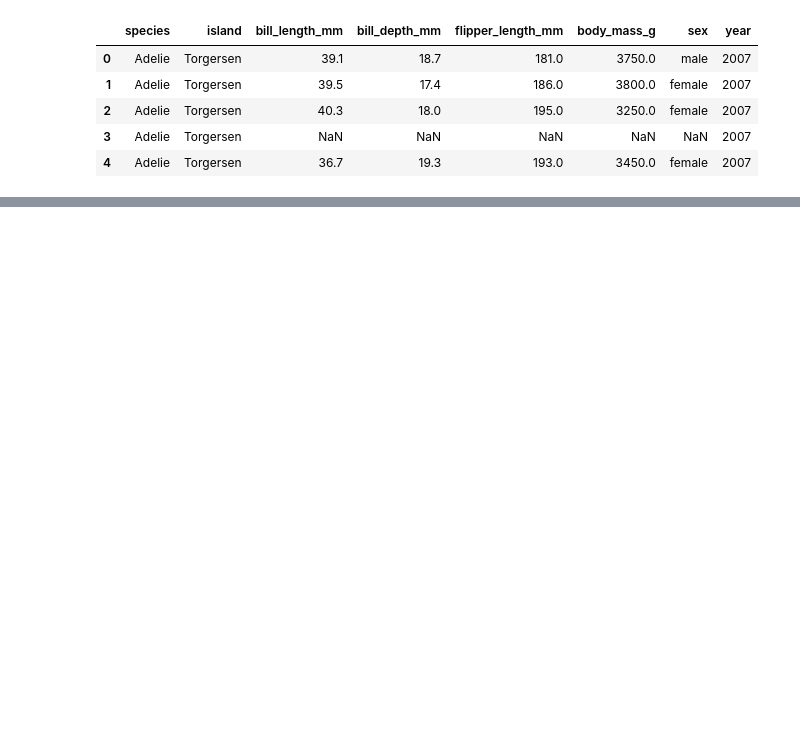
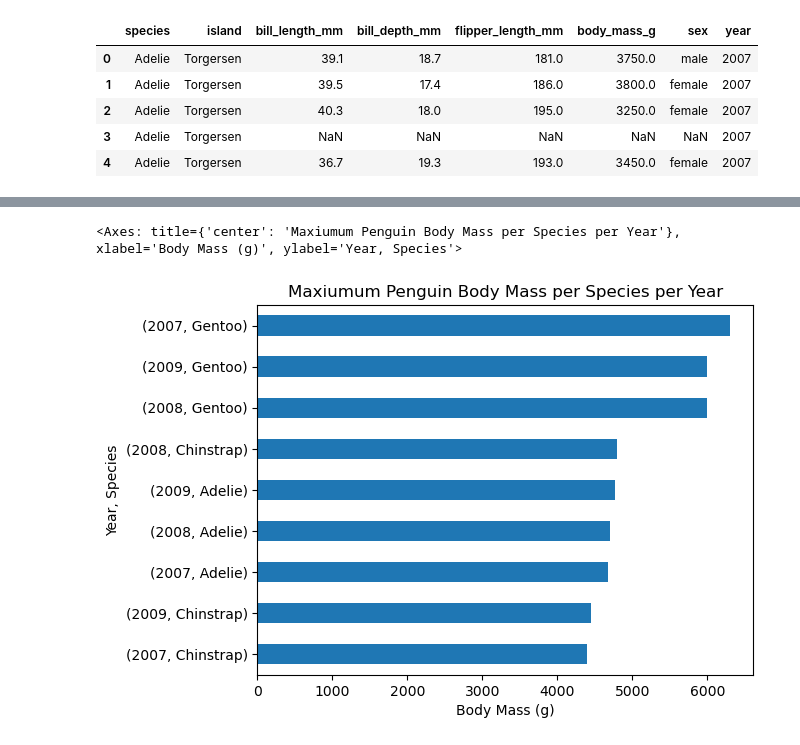
Before and after one commit to IIDonaji/EDS2020-2025-in-class, a Jupyter notebook: week2-groupby.ipynb, the cells around one changed output, grey strips where cells are left out. Drawn from its saved outputs; the diff is of its cells as text; code cells hidden in the pictures; blank space fills up the shorter version.

```diff
--- a/week2-groupby.ipynb
+++ b/week2-groupby.ipynb
@@ -16,0 +126,13 @@ penguins.head()
+# %%
+(penguins.groupby(['year','species'])
+ .body_mass_g
+    .max()
+ .sort_values()
+ .plot(kind= 'barh',
+      title = "Maxiumum Penguin Body Mass per Species per Year",
+      ylabel = ("Year, Species"),
+      xlabel = ("Body Mass (g)")
+      ))
+# %% [output]
+<Axes: title={'center': 'Maxiumum Penguin Body Mass per Species per Year'}, xlabel='Body Mass (g)', ylabel='Year, Species'>
+[figure, added]
```
Also changed, not shown: parts of 10 cells of this notebook, 1 other file.
